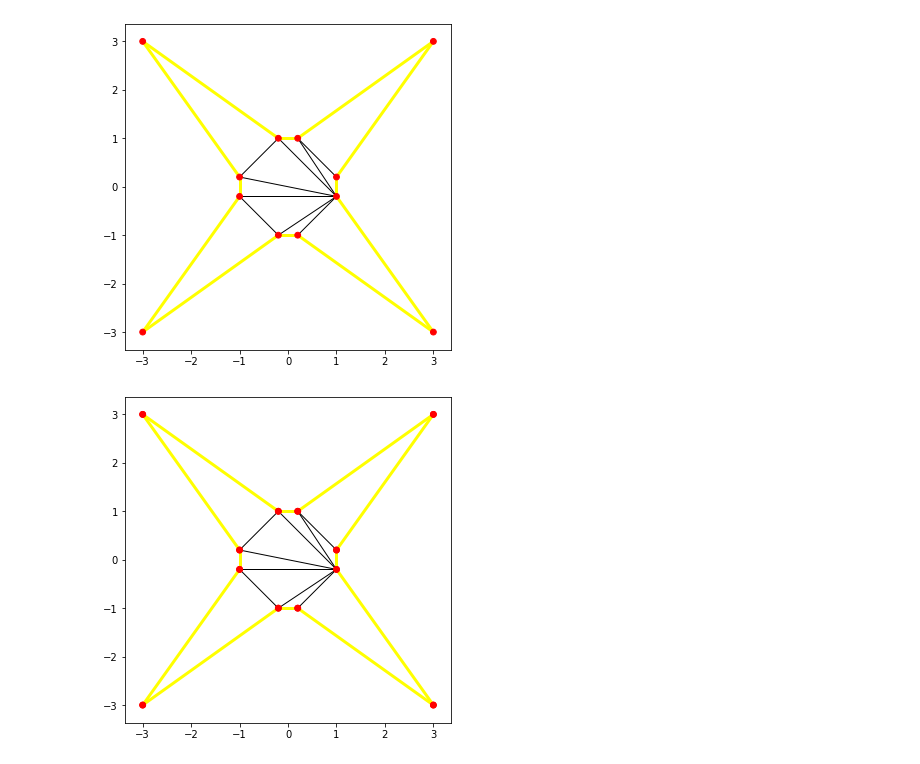
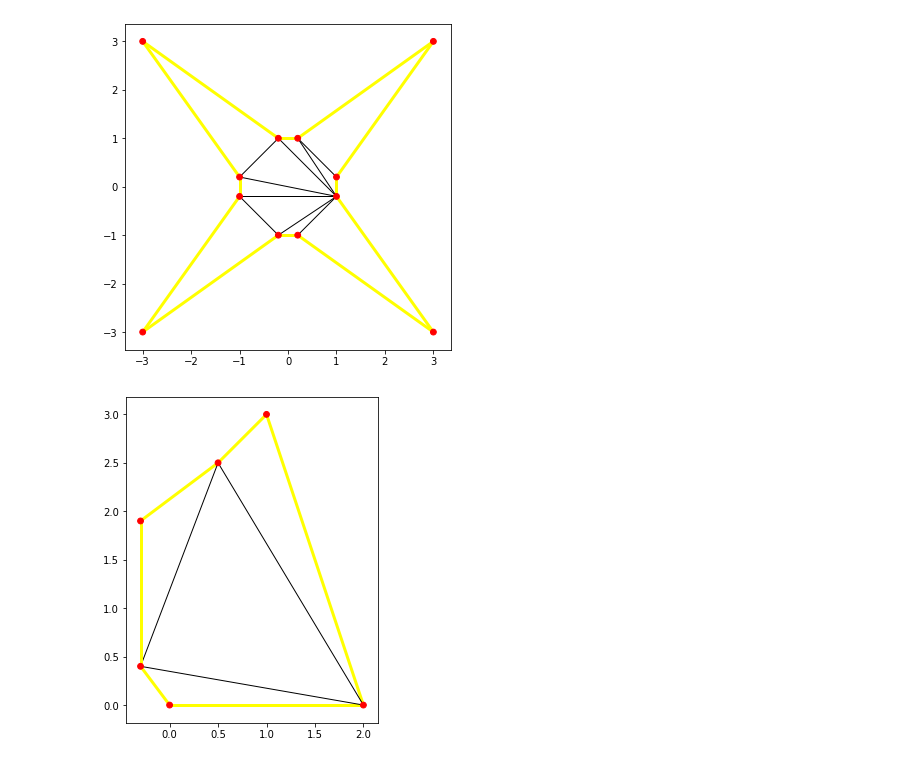
Before and after one commit to JerryGreenough/Delaunay-Meshing-Videos, a Jupyter notebook: mesh.ipynb, the cells around one changed output. Drawn from its saved outputs; the diff is of its cells as text; code cells hidden in the pictures.

Commit message:
Corrected mesh boundary problem

```diff
--- a/mesh.ipynb
+++ b/mesh.ipynb
@@ -127,19 +184,12 @@ m5.plot(labels=False, arrows=False)
 # %% [output]
 [figure]
 # %%
-m5 = mesh()
+m6 = mesh()
 
-nodeList = [
-            [1,-0.2], [1, 0.2], [3,3], \
-            [0.2,1], [-0.2, 1], [-3,3], \
-            [-1,0.2], [-1, -0.2], [-3,-3], \
-            [-0.2, -1], [0.2, -1], [3,-3] \
-           ]
+nodeList = [[0.0, 0.0], [2.0, 0.0], [1.0, 3.0], [0.5, 2.5], [-0.3, 1.9], [-0.3, 0.4]]
 
-m5.addNodes(nodeList)
-
-fpath = ".\m5.mp4"
-m5.vplot_init(fpath, figsize=(6,6))
-m5.addBoundaryLoopWithVideo(nodeList)
+fpath = ".\m6.mp4"
+m6.vplot_init(fpath, figsize=(6,6))
+m6.addBoundaryLoopWithVideo(nodeList)
 # %% [output]
-[figure, old version]
+[figure, new version]
```
Also changed, not shown: parts of 21 cells of this notebook, 8 other files.
